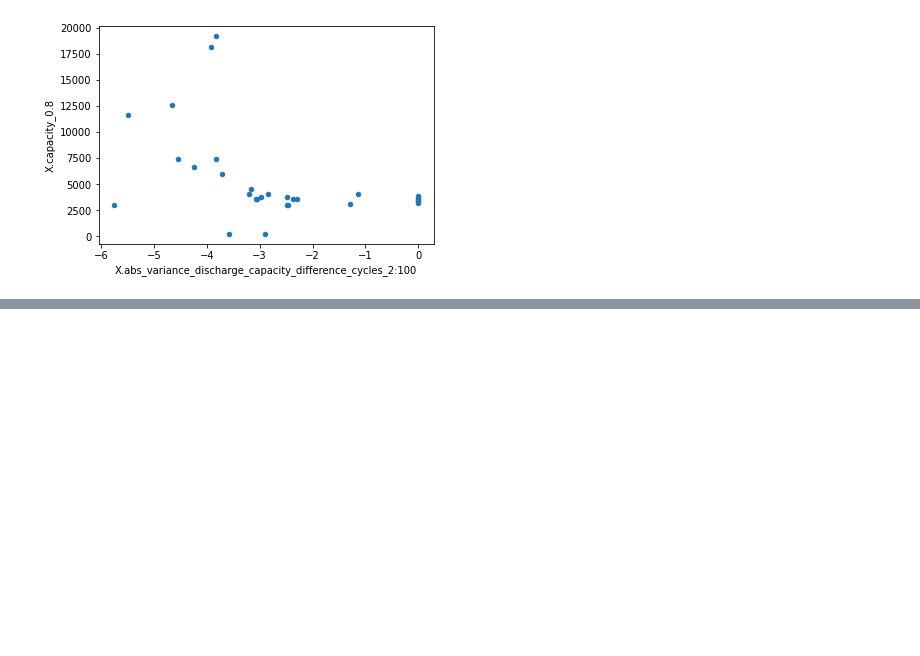
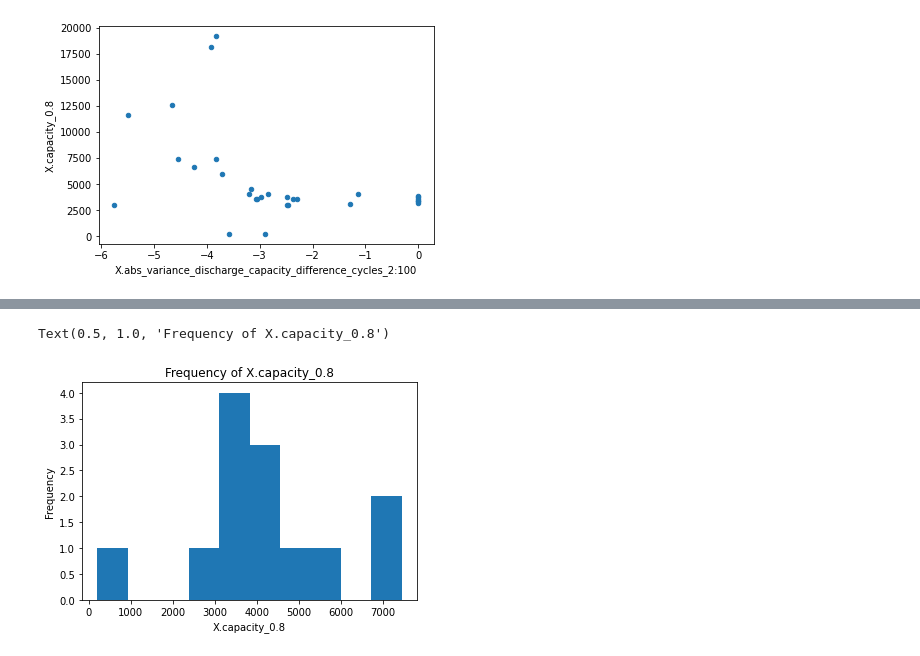
Before and after one commit to ayakkala1/TRI-Capstone, a Jupyter notebook: newdata_model_recreation.ipynb, the cells around one changed output, grey strips where cells are left out. Saved outputs shown, nothing was run; the diff lists cells and outputs as text; code cells hidden in the pictures; blank space fills up the shorter version.

```diff
--- a/newdata_model_recreation.ipynb
+++ b/newdata_model_recreation.ipynb
@@ -247,25 +290,31 @@ Mean % Error:  0.31021294288517226
 # %%
 # full model
-X_train = df_full.iloc[train_ind][full_model_features]
-X_train = X_train.replace([np.inf, -np.inf], np.nan)
-X_train = X_train.dropna()
-X_train_index = list(X_train.index.values)
+X_train_full = df_full.iloc[train_ind][full_model_features]
+X_train_full.replace(-np.Inf, np.nan, inplace = True)
+X_train_full.dropna(inplace = True)
+X_train_full_index = list(X_train_full.index.values)
 
-y_train = df_full.iloc[X_train_index][[y]]
+y_train = df_full.iloc[X_train_full_index][[y]]
 
-X_test = df_full.iloc[test_ind][full_model_features]
-X_test = X_test.replace([np.inf, -np.inf], np.nan)
-X_test = X_test.dropna()
-X_test_index = list(X_test.index.values)
+X_test_full = df_full.iloc[test_ind][full_model_features]
+X_test_full.replace(-np.Inf, np.nan, inplace = True)
+X_test_full.dropna(inplace = True)
+X_test_full_index = list(X_test_full.index.values)
 
-y_test = df_full.iloc[X_test_index][[y]]
+y_test = df_full.iloc[X_test_full_index][[y]]
 
-reg = LinearRegression().fit(X_train,y_train)
-y_pred_train = reg.predict(X_train)
-y_pred_test = reg.predict(X_test)
+reg_full = LinearRegression().fit(X_train_full,y_train)
+y_pred_train_full = reg_full.predict(X_train_full)
+y_pred_test_full = reg_full.predict(X_test_full)
 
-print("Training RMSE: ", np.sqrt(mean_squared_error(y_train, y_pred_train)))
-print("Test RMSE: ", np.sqrt(mean_squared_error(y_test, y_pred_test)))
-print("Mean % Train Error: ", mean_absolute_percentage_error(y_train, y_pred_train))
-print("Mean % Error: ", mean_absolute_percentage_error(y_test, y_pred_test))
+rmse_train_full = np.sqrt(mean_squared_error(y_train, y_pred_train_full))
+rmse_test_full = np.sqrt(mean_squared_error(y_test, y_pred_test_full))
+mape_train_full = mean_absolute_percentage_error(y_train, y_pred_train_full)
+mape_test_full = mean_absolute_percentage_error(y_test, y_pred_test_full)
+
+print("Full Model")
+print("Training RMSE: ", np.sqrt(mean_squared_error(y_train, y_pred_train_full)))
+print("Test RMSE: ", np.sqrt(mean_squared_error(y_test, y_pred_test_full)))
+print("Mean % Train Error: ", mean_absolute_percentage_error(y_train, y_pred_train_full))
+print("Mean % Test Error: ", mean_absolute_percentage_error(y_test, y_pred_test_full))
 # %% [output]
@@ -275,0 +338,8 @@ Mean % Error:  0.23797138286085182
+# %%
+plt.hist(y_test)
+plt.xlabel('X.capacity_0.8')
+plt.ylabel('Frequency')
+plt.title('Frequency of X.capacity_0.8')
+# %% [output]
+Text(0.5, 1.0, 'Frequency of X.capacity_0.8')
+[figure, added]
```
Also changed, not shown: parts of 14 cells of this notebook.
